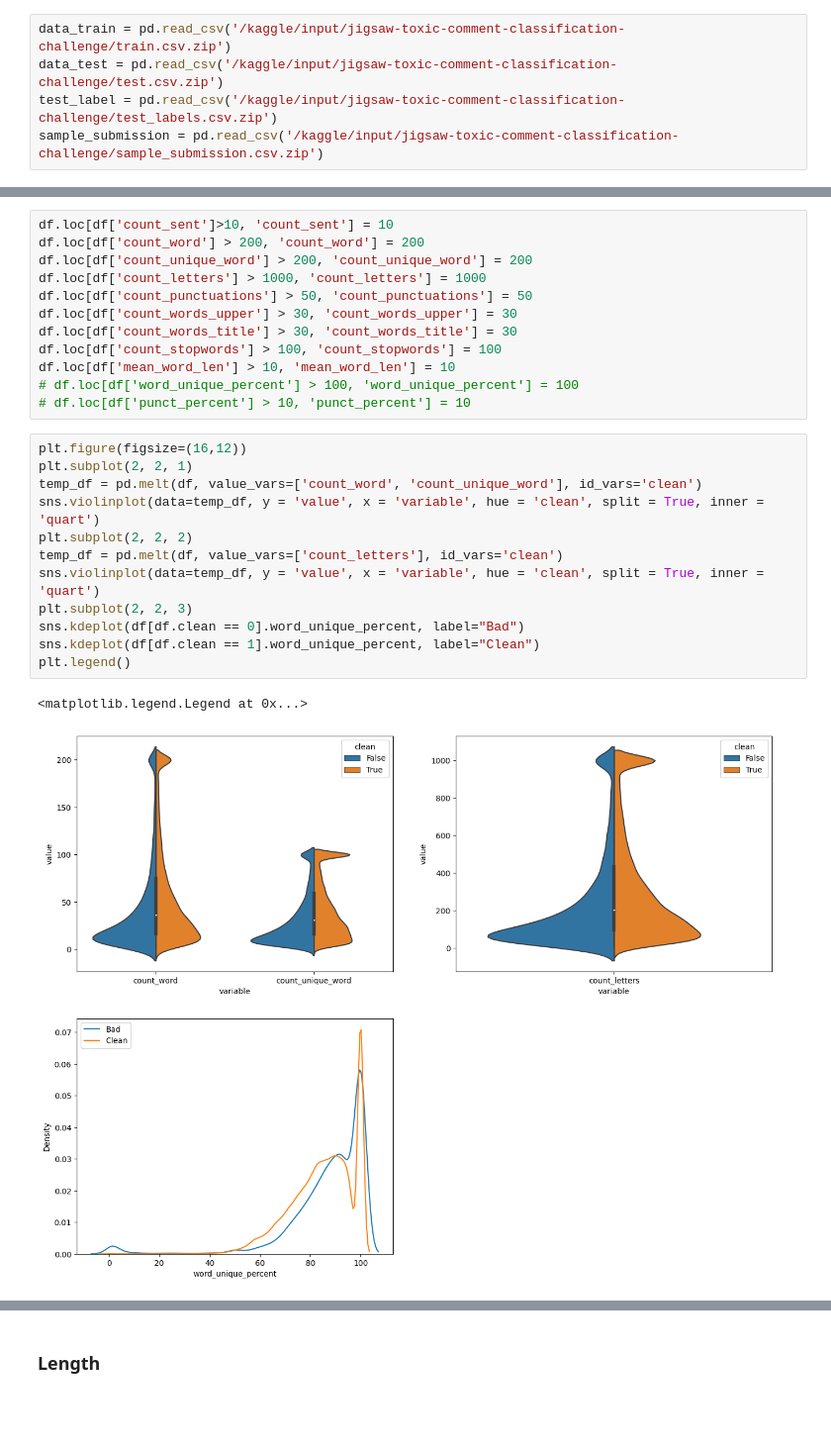
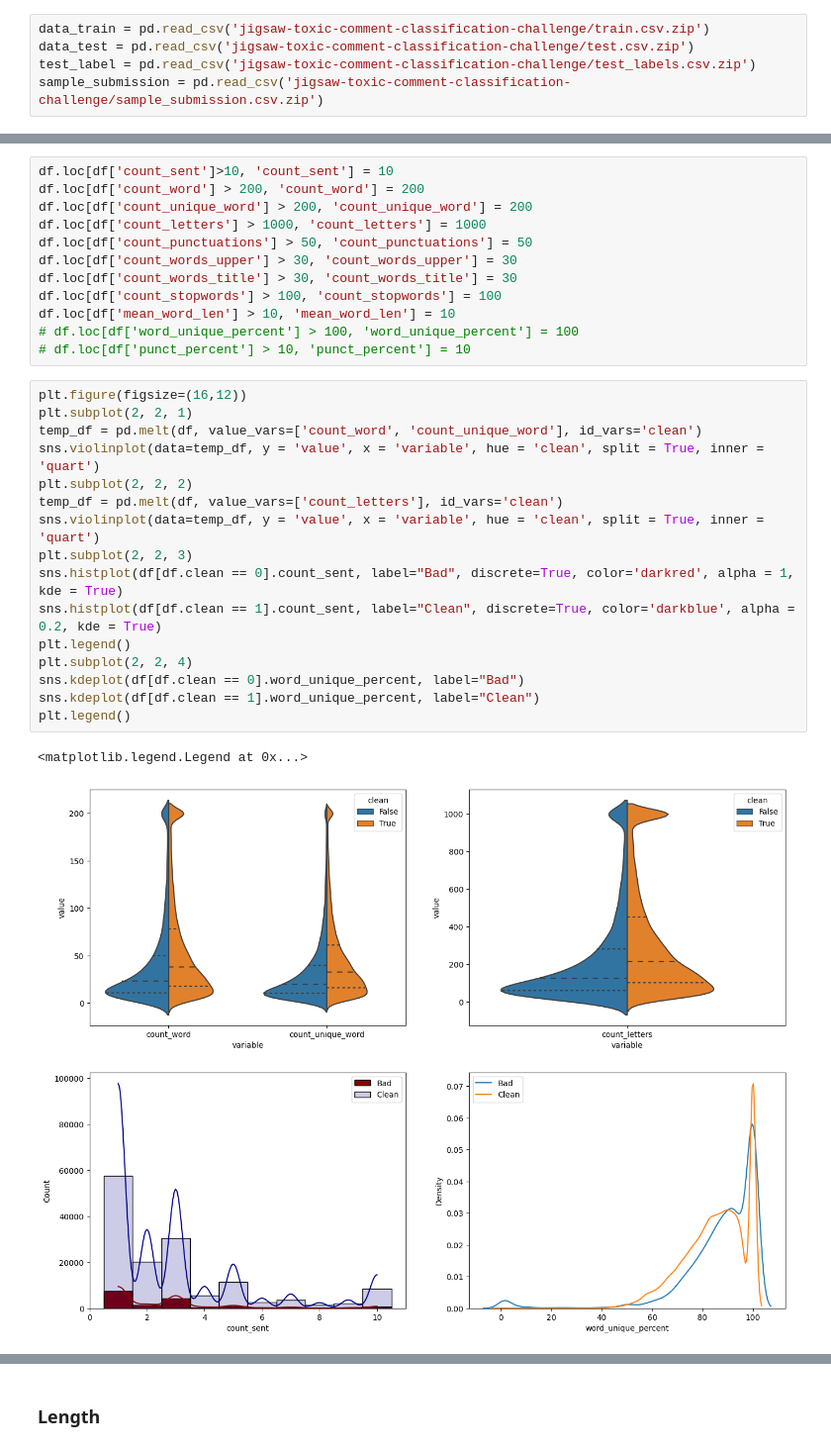
Before and after one commit to IamKrill1n/Toxic-comment-classification, a Jupyter notebook: toxic-ur-mom.ipynb, the cells around one changed output, grey strips where cells are left out. Shown: that part at 99% size. Drawn from its saved outputs; the diff is of its cells as text; blank space fills up the shorter version.

```diff
--- a/toxic-ur-mom.ipynb
+++ b/toxic-ur-mom.ipynb
@@ -28,8 +49,8 @@ for dirname, _, filenames in os.walk('/kaggle/input'):
 # %%
-data_train = pd.read_csv('/kaggle/input/jigsaw-toxic-comment-classification-challenge/train.csv.zip')
-data_test = pd.read_csv('/kaggle/input/jigsaw-toxic-comment-classification-challenge/test.csv.zip')
-test_label = pd.read_csv('/kaggle/input/jigsaw-toxic-comment-classification-challenge/test_labels.csv.zip')
-sample_submission = pd.read_csv('/kaggle/input/jigsaw-toxic-comment-classification-challenge/sample_submission.csv.zip')
+data_train = pd.read_csv('jigsaw-toxic-comment-classification-challenge/train.csv.zip')
+data_test = pd.read_csv('jigsaw-toxic-comment-classification-challenge/test.csv.zip')
+test_label = pd.read_csv('jigsaw-toxic-comment-classification-challenge/test_labels.csv.zip')
+sample_submission = pd.read_csv('jigsaw-toxic-comment-classification-challenge/sample_submission.csv.zip')
 # %%
 sample_submission
 # %% [output]
@@ -188,15 +188,19 @@ df.loc[df['mean_word_len'] > 10, 'mean_word_len'] = 10
 # %%
 plt.figure(figsize=(16,12))
 plt.subplot(2, 2, 1)
 temp_df = pd.melt(df, value_vars=['count_word', 'count_unique_word'], id_vars='clean')
 sns.violinplot(data=temp_df, y = 'value', x = 'variable', hue = 'clean', split = True, inner = 'quart')
 plt.subplot(2, 2, 2)
 temp_df = pd.melt(df, value_vars=['count_letters'], id_vars='clean')
 sns.violinplot(data=temp_df, y = 'value', x = 'variable', hue = 'clean', split = True, inner = 'quart')
 plt.subplot(2, 2, 3)
+sns.histplot(df[df.clean == 0].count_sent, label="Bad", discrete=True, color='darkred', alpha = 1, kde = True)
+sns.histplot(df[df.clean == 1].count_sent, label="Clean", discrete=True, color='darkblue', alpha = 0.2, kde = True)
+plt.legend()
+plt.subplot(2, 2, 4)
 sns.kdeplot(df[df.clean == 0].word_unique_percent, label="Bad")
 sns.kdeplot(df[df.clean == 1].word_unique_percent, label="Clean")
 plt.legend()
 # %% [output]
 <matplotlib.legend.Legend at 0x...>
-[figure, old version]
+[figure, new version]
```
Also changed, not shown: parts of 18 cells of this notebook, 5 other files.
